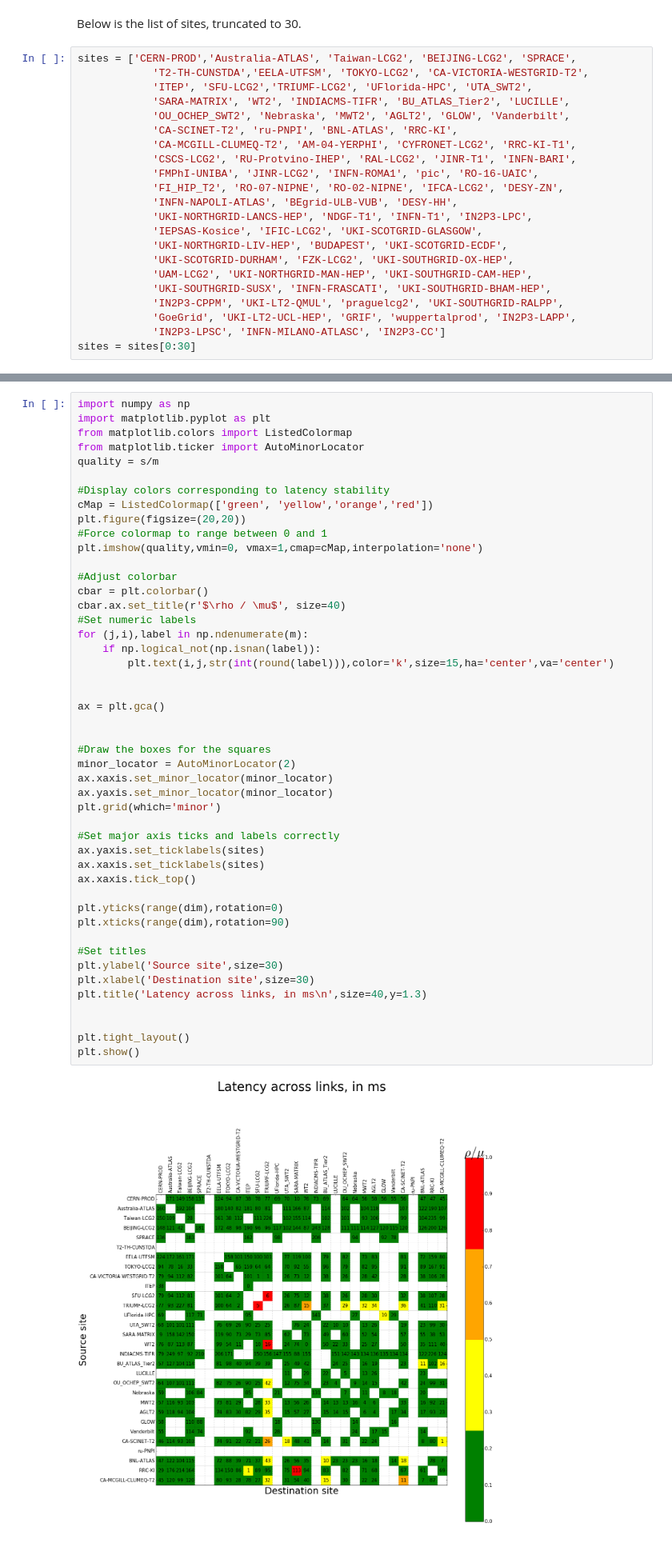
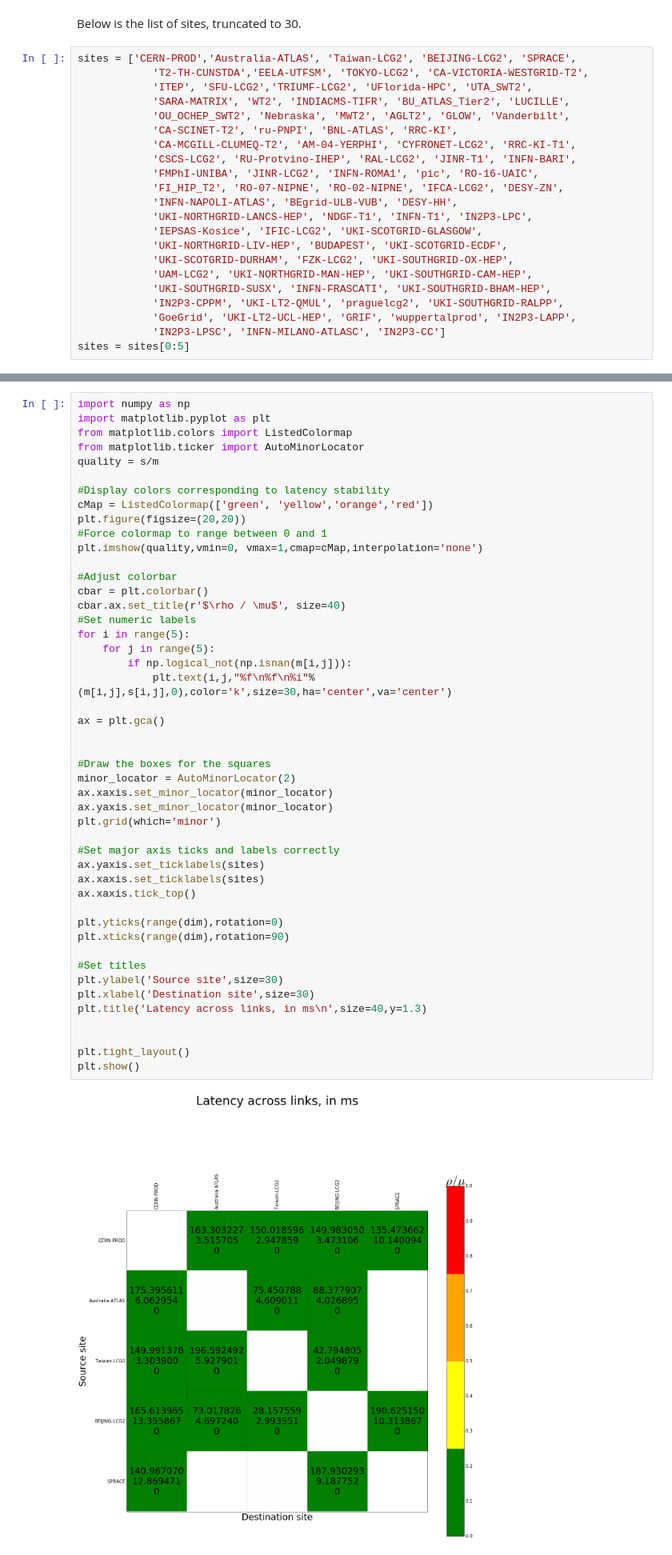
Before and after one commit to ATLAS-Analytics/AnalyticsNotebooks, a Jupyter notebook: Wesley/LinkGraphs.ipynb, the cells around one changed output, grey strips where cells are left out. Shown: that part at 80% size. Cells and saved outputs as stored; diff of their text form.

```diff
--- a/Wesley/LinkGraphs.ipynb
+++ b/Wesley/LinkGraphs.ipynb
@@ -37,7 +37,7 @@ sites = ['CERN-PROD','Australia-ATLAS', 'Taiwan-LCG2', 'BEIJING-LCG2', 'SPRACE',
             'IN2P3-CPPM', 'UKI-LT2-QMUL', 'praguelcg2', 'UKI-SOUTHGRID-RALPP',
             'GoeGrid', 'UKI-LT2-UCL-HEP', 'GRIF', 'wuppertalprod', 'IN2P3-LAPP',
             'IN2P3-LPSC', 'INFN-MILANO-ATLASC', 'IN2P3-CC']
-sites = sites[0:30]
+sites = sites[0:5]
 # %%
 #Query template
 
@@ -191,38 +174,38 @@ plt.imshow(quality,vmin=0, vmax=1,cmap=cMap,interpolation='none')
 cbar = plt.colorbar()
 cbar.ax.set_title(r'$\rho / \mu$', size=40)
 #Set numeric labels
-for (j,i),label in np.ndenumerate(m):
-    if np.logical_not(np.isnan(label)):
-        plt.text(i,j,str(int(round(label))),color='k',size=15,ha='center',va='center')
-
+for i in range(5):
+    for j in range(5):
+        if np.logical_not(np.isnan(m[i,j])):
+            plt.text(i,j,"%f\n%f\n%i"%(m[i,j],s[i,j],0),color='k',size=30,ha='center',va='center')
 
 ax = plt.gca()
 
 
 #Draw the boxes for the squares
 minor_locator = AutoMinorLocator(2)
 ax.xaxis.set_minor_locator(minor_locator)
 ax.yaxis.set_minor_locator(minor_locator)
 plt.grid(which='minor')
 
 #Set major axis ticks and labels correctly
 ax.yaxis.set_ticklabels(sites)
 ax.xaxis.set_ticklabels(sites)
 ax.xaxis.tick_top()
 
 plt.yticks(range(dim),rotation=0)
 plt.xticks(range(dim),rotation=90)
 
 #Set titles
 plt.ylabel('Source site',size=30)
 plt.xlabel('Destination site',size=30)
 plt.title('Latency across links, in ms\n',size=40,y=1.3)
 
 
 plt.tight_layout()
 plt.show()
 # %% [output]
-[figure, old version]
+[figure, new version]
 # %% [markdown]
 We can construct the same sort of graph for closeness, acquired for each of the 30 sites, over the past week, with 6-hour bins.
 # %%
```
Also changed, not shown: parts of 5 cells of this notebook, 10 other files.
